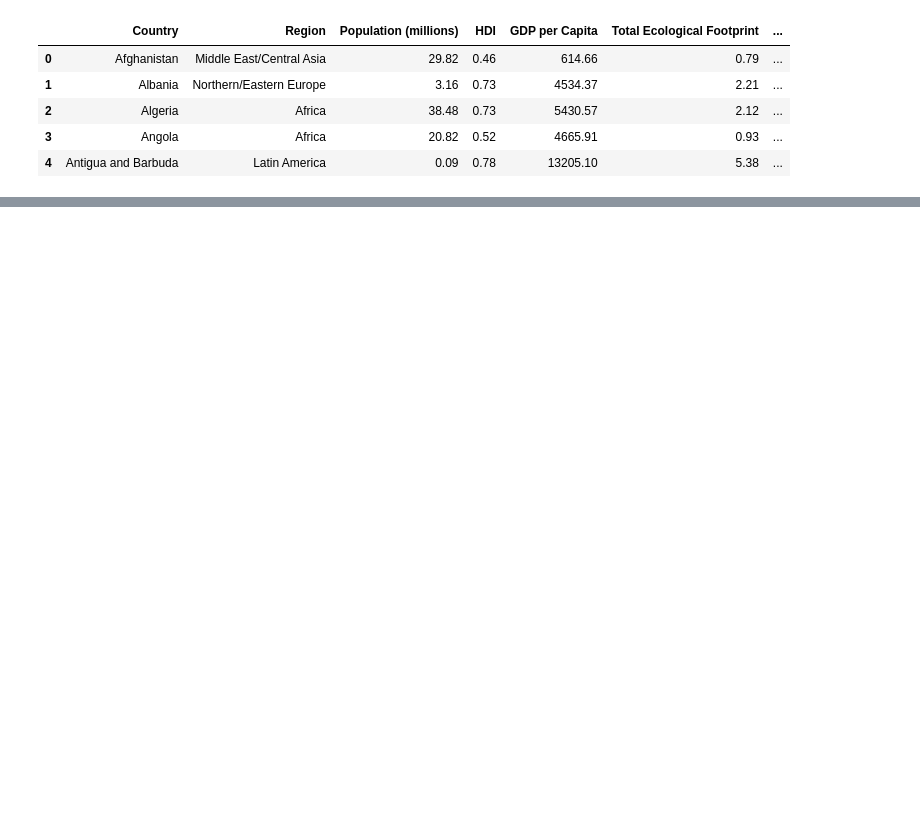
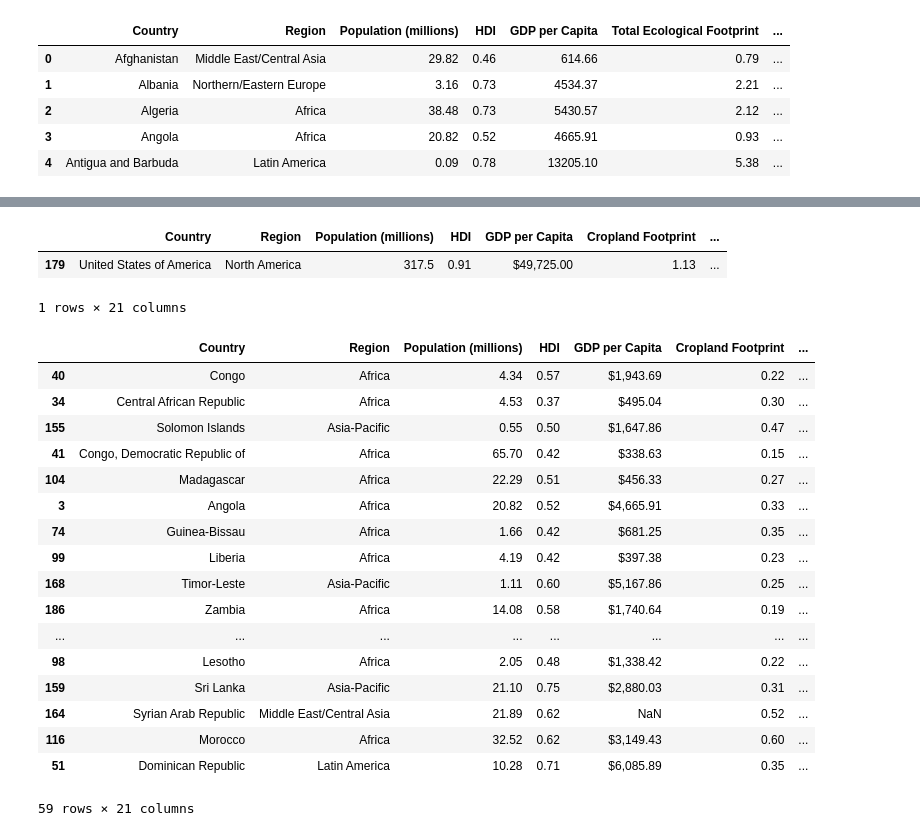
Before and after one commit to limbz-sami/Eco_footprint, a Jupyter notebook: footprint_development.ipynb, the cells around one changed output, grey strips where cells are left out. Drawn from its saved outputs; the diff is of its cells as text; code cells hidden in the pictures; blank space fills up the shorter version.

```diff
--- a/footprint_development.ipynb
+++ b/footprint_development.ipynb
@@ -6,6 +6,8 @@ import matplotlib.pyplot as plt
 import numpy as np
 from scipy import stats
 
+pd.set_option('display.max_rows', 200)
+
 filepath = os.path.join('Resources', 'countries.csv')
 eco_csv = pd.read_csv(filepath, header=0)
 # eco_csv.head()
@@ -88,0 +140,32 @@ dtype: int64
+# %%
+eco_sort = eco_csv.sort_values('Total Ecological Footprint', ascending=False)
+# How U.S. ranks
+index_us = eco_sort.loc[eco_sort["Country"] == "United States of America",:]
+index_us
+# %% [output]
+|  | Country | Region | Population (millions) | HDI | GDP per Capita | Cropland Footprint | ... |
+| 179 | United States of America | North America | 317.5 | 0.91 | $49,725.00 | 1.13 | ... |
+1 rows × 21 columns
+# %%
+earths_under = eco_csv.loc[(eco_csv['Earths Required']<=1.0),:]
+earths_under = earths_under.sort_values('Biocapacity Deficit or Reserve', ascending=False)
+earths_under
+# %% [output]
+|  | Country | Region | Population (millions) | HDI | GDP per Capita | Cropland Footprint | ... |
+| 40 | Congo | Africa | 4.34 | 0.57 | $1,943.69 | 0.22 | ... |
+| 34 | Central African Republic | Africa | 4.53 | 0.37 | $495.04 | 0.30 | ... |
+| 155 | Solomon Islands | Asia-Pacific | 0.55 | 0.50 | $1,647.86 | 0.47 | ... |
+| 41 | Congo, Democratic Republic of | Africa | 65.70 | 0.42 | $338.63 | 0.15 | ... |
+| 104 | Madagascar | Africa | 22.29 | 0.51 | $456.33 | 0.27 | ... |
+| 3 | Angola | Africa | 20.82 | 0.52 | $4,665.91 | 0.33 | ... |
+| 74 | Guinea-Bissau | Africa | 1.66 | 0.42 | $681.25 | 0.35 | ... |
+| 99 | Liberia | Africa | 4.19 | 0.42 | $397.38 | 0.23 | ... |
+| 168 | Timor-Leste | Asia-Pacific | 1.11 | 0.60 | $5,167.86 | 0.25 | ... |
+| 186 | Zambia | Africa | 14.08 | 0.58 | $1,740.64 | 0.19 | ... |
+| ... | ... | ... | ... | ... | ... | ... | ... |
+| 98 | Lesotho | Africa | 2.05 | 0.48 | $1,338.42 | 0.22 | ... |
+| 159 | Sri Lanka | Asia-Pacific | 21.10 | 0.75 | $2,880.03 | 0.31 | ... |
+| 164 | Syrian Arab Republic | Middle East/Central Asia | 21.89 | 0.62 | NaN | 0.52 | ... |
+| 116 | Morocco | Africa | 32.52 | 0.62 | $3,149.43 | 0.60 | ... |
+| 51 | Dominican Republic | Latin America | 10.28 | 0.71 | $6,085.89 | 0.35 | ... |
+59 rows × 21 columns
```
Also changed, not shown: parts of 8 cells of this notebook, 4 other files.
